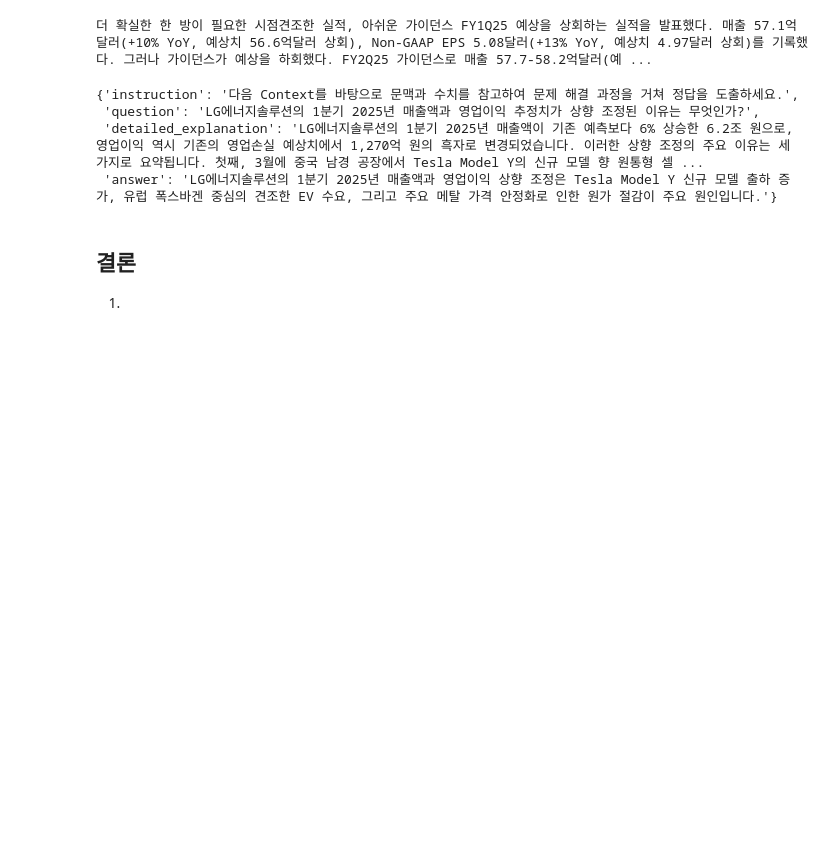
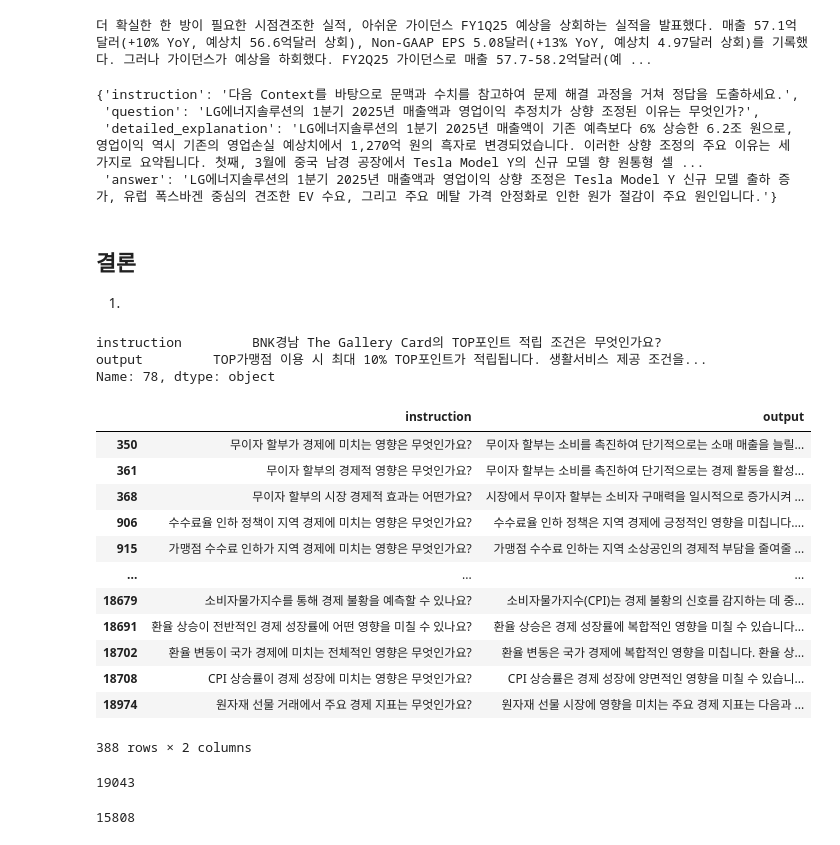
Before and after one commit to Green-Finance/Finance-Model, a Jupyter notebook: note/QA-Pair.ipynb, the cells around one changed output. Drawn from its saved outputs; the diff is of its cells as text; code cells hidden in the pictures; blank space fills up the shorter version.

```diff
--- a/note/QA-Pair.ipynb
+++ b/note/QA-Pair.ipynb
@@ -464,3 +543,40 @@ print(f"{data['상세내용'][0]}\n\n")
 ## 결론
 
 1.
+# %%
+dataset = load_dataset("BCCard/BCCard-Finance-Kor-QnA", split="train")
+
+save_path = "../data/finance_CoT.json"
+
+data = dataset.to_pandas(dataset)
+
+refine_data = data.loc[
+    ~(data["instruction"].str.contains("카드|BC|비씨|비씨카드|BC카드|생명보험|라이프|보험|화재|최우형", regex=True)) &
+    ~(data["output"].str.contains("카드|BC|비씨|비씨카드|BC카드|생명보험|라이프|보험|화재|최우형", regex=True))
+].reset_index(drop=True)
+# %%
+refine_data.iloc[78]
+# %% [output]
+instruction         BNK경남 The Gallery Card의 TOP포인트 적립 조건은 무엇인가요?
+output         TOP가맹점 이용 시 최대 10% TOP포인트가 적립됩니다. 생활서비스 제공 조건을...
+Name: 78, dtype: object
+# %%
+refine_data.loc[refine_data["instruction"].str.contains("경제")]
+# %% [output]
+|  | instruction | output |
+| 350 | 무이자 할부가 경제에 미치는 영향은 무엇인가요? | 무이자 할부는 소비를 촉진하여 단기적으로는 소매 매출을 늘릴... |
+| 361 | 무이자 할부의 경제적 영향은 무엇인가요? | 무이자 할부는 소비를 촉진하여 단기적으로는 경제 활동을 활성... |
+| 368 | 무이자 할부의 시장 경제적 효과는 어떤가요? | 시장에서 무이자 할부는 소비자 구매력을 일시적으로 증가시켜 ... |
+| 906 | 수수료율 인하 정책이 지역 경제에 미치는 영향은 무엇인가요? | 수수료율 인하 정책은 지역 경제에 긍정적인 영향을 미칩니다.... |
+| 915 | 가맹점 수수료 인하가 지역 경제에 미치는 영향은 무엇인가요? | 가맹점 수수료 인하는 지역 소상공인의 경제적 부담을 줄여줄 ... |
+| ... | ... | ... |
+| 18679 | 소비자물가지수를 통해 경제 불황을 예측할 수 있나요? | 소비자물가지수(CPI)는 경제 불황의 신호를 감지하는 데 중... |
+| 18691 | 환율 상승이 전반적인 경제 성장률에 어떤 영향을 미칠 수 있나요? | 환율 상승은 경제 성장률에 복합적인 영향을 미칠 수 있습니다... |
+| 18702 | 환율 변동이 국가 경제에 미치는 전체적인 영향은 무엇인가요? | 환율 변동은 국가 경제에 복합적인 영향을 미칩니다. 환율 상... |
+| 18708 | CPI 상승률이 경제 성장에 미치는 영향은 무엇인가요? | CPI 상승률은 경제 성장에 양면적인 영향을 미칠 수 있습니... |
+| 18974 | 원자재 선물 거래에서 주요 경제 지표는 무엇인가요? | 원자재 선물 시장에 영향을 미치는 주요 경제 지표는 다음과 ... |
+388 rows × 2 columns
+# %%
+refine_data.shape[0]
+# %% [output]
+19043
@@ -466,0 +586,4 @@ print(f"{data['상세내용'][0]}\n\n")
+# %%
+len(data)
+# %% [output]
+15808
```
Also changed, not shown: parts of 17 cells of this notebook, 4 other files.
